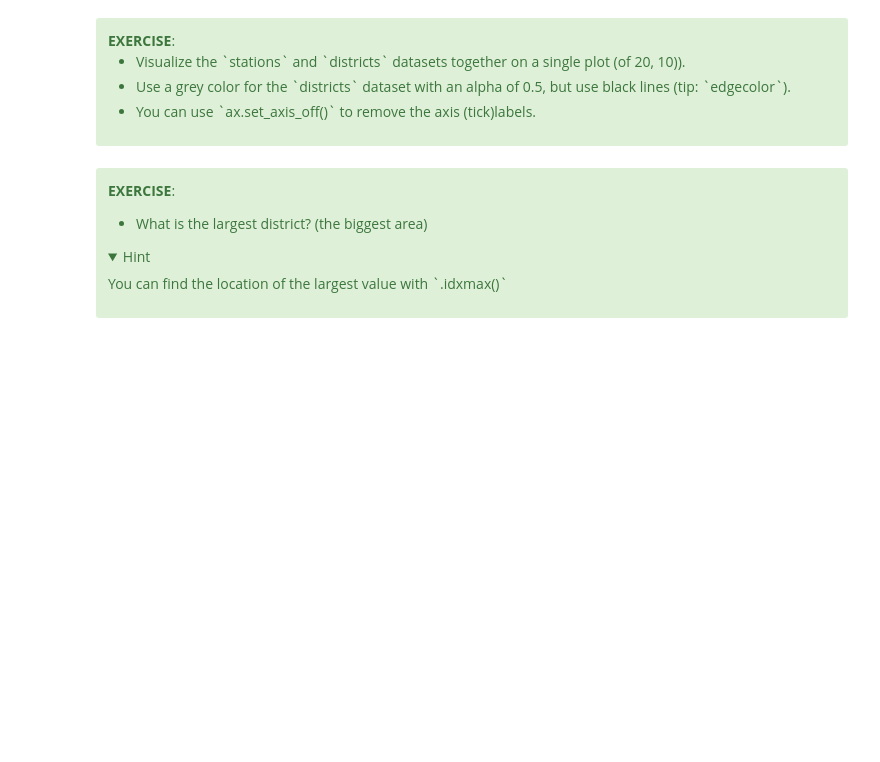
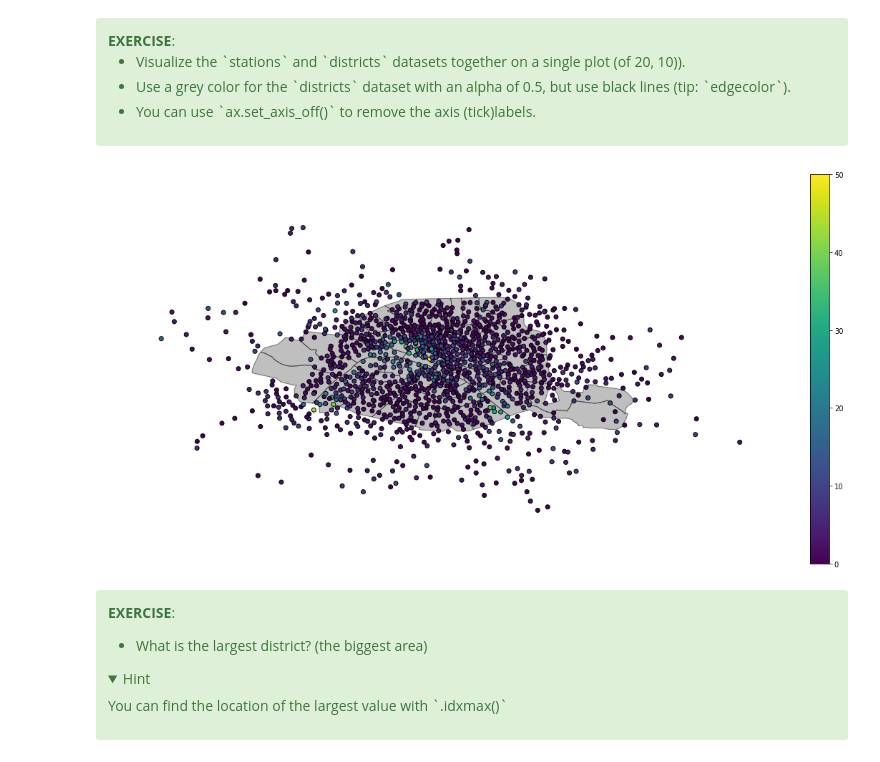
Before and after one commit to LorenzMenendez/UChicago-GIS-Coursework, a Jupyter notebook: Labs/Lab 4/01-introduction-geospatial-data.ipynb, the cells around one changed output. Drawn from its saved outputs; the diff is of its cells as text; code cells hidden in the pictures; folded sections open; blank space fills up the shorter version.

```diff
--- a/Labs/Lab 4/01-introduction-geospatial-data.ipynb
+++ b/Labs/Lab 4/01-introduction-geospatial-data.ipynb
@@ -236,3 +299,9 @@ Let's explore those datasets:
+# %%
+ax = districts.plot(edgecolor = 'k', facecolor = 'grey', alpha = 0.5, figsize = (20,10))
+stations.plot(ax=ax, edgecolor = 'k', facecolor = 'none', column= 'nbbike', legend = True)
+ax.set_axis_off()
+# %% [output]
+[figure, added]
 # %% [markdown]
 <div class="alert alert-success">
  <b>EXERCISE</b>:
```
Also changed, not shown: parts of 41 cells of this notebook, 22 other files.
